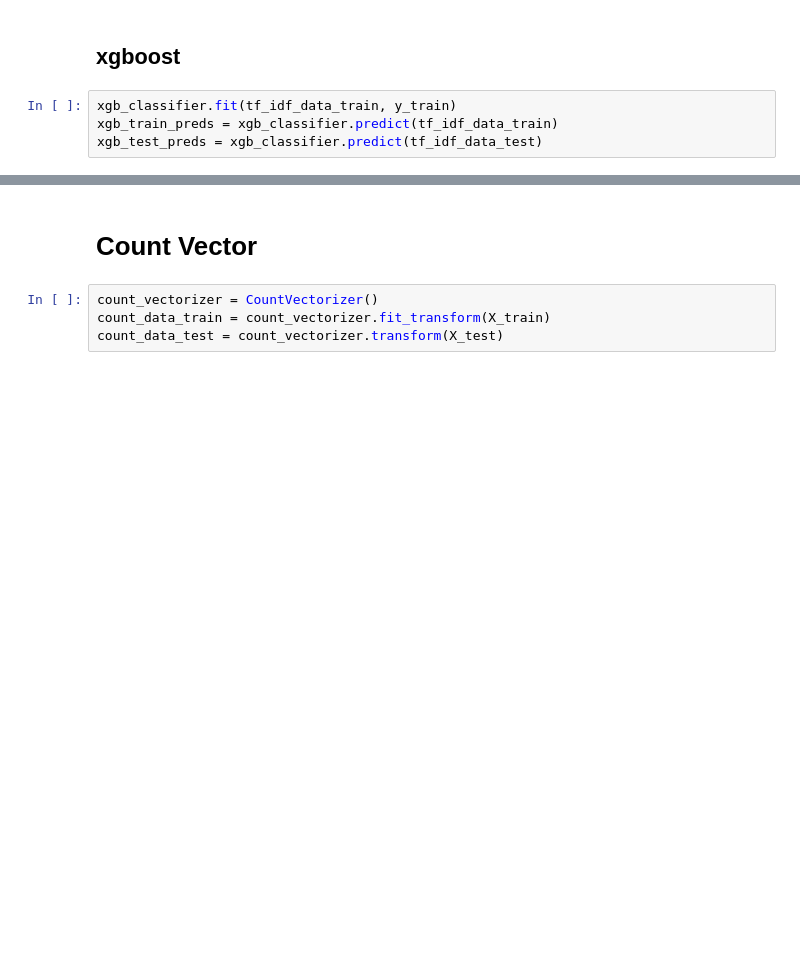
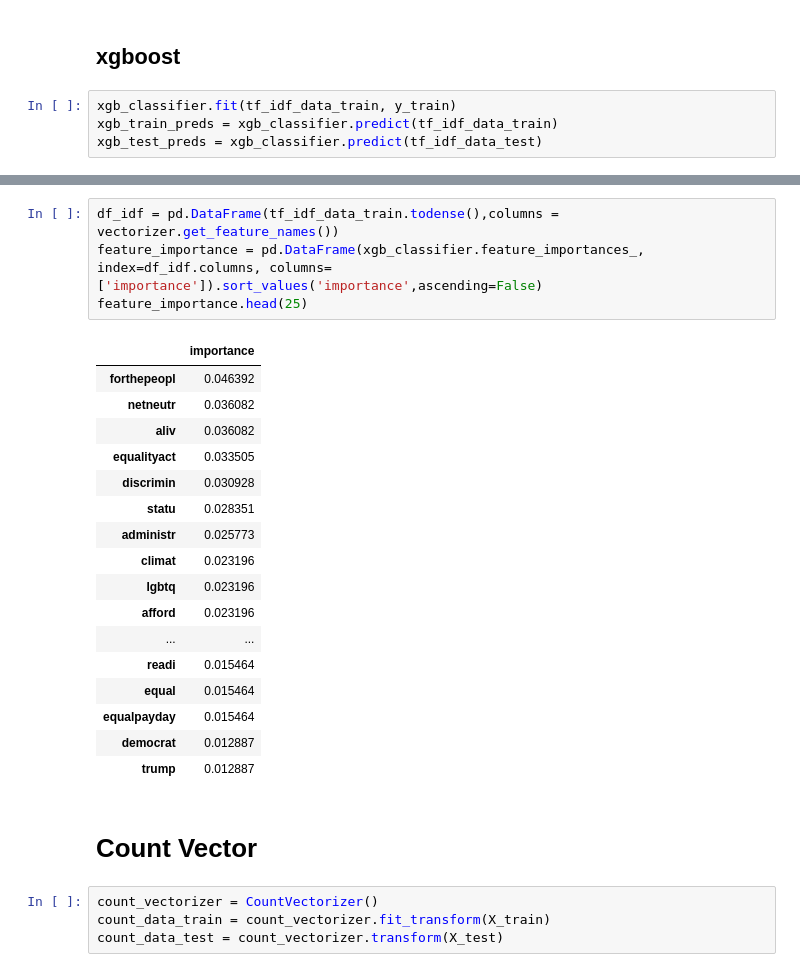
Before and after one commit to omerhakim/Twitter_Classification, a Jupyter notebook: mode_5/Rep_Dem_by_User_Total.ipynb, the cells around one changed output, grey strips where cells are left out. Cells and saved outputs as stored; diff of their text form; blank space fills up the shorter version.

```diff
--- a/mode_5/Rep_Dem_by_User_Total.ipynb
+++ b/mode_5/Rep_Dem_by_User_Total.ipynb
@@ -121,3 +200,25 @@ array([[50,  2],
+# %%
+df_idf = pd.DataFrame(tf_idf_data_train.todense(),columns = vectorizer.get_feature_names())
+feature_importance = pd.DataFrame(xgb_classifier.feature_importances_, index=df_idf.columns, columns=['importance']).sort_values('importance',ascending=False)
+feature_importance.head(25)
+# %% [output]
+|  | importance |
+| forthepeopl | 0.046392 |
+| netneutr | 0.036082 |
+| aliv | 0.036082 |
+| equalityact | 0.033505 |
+| discrimin | 0.030928 |
+| statu | 0.028351 |
+| administr | 0.025773 |
+| climat | 0.023196 |
+| lgbtq | 0.023196 |
+| afford | 0.023196 |
+| ... | ... |
+| readi | 0.015464 |
+| equal | 0.015464 |
+| equalpayday | 0.015464 |
+| democrat | 0.012887 |
+| trump | 0.012887 |
 # %% [markdown]
 # Count Vector
 # %%
```
Also changed, not shown: parts of 39 cells of this notebook, 1 other file.
